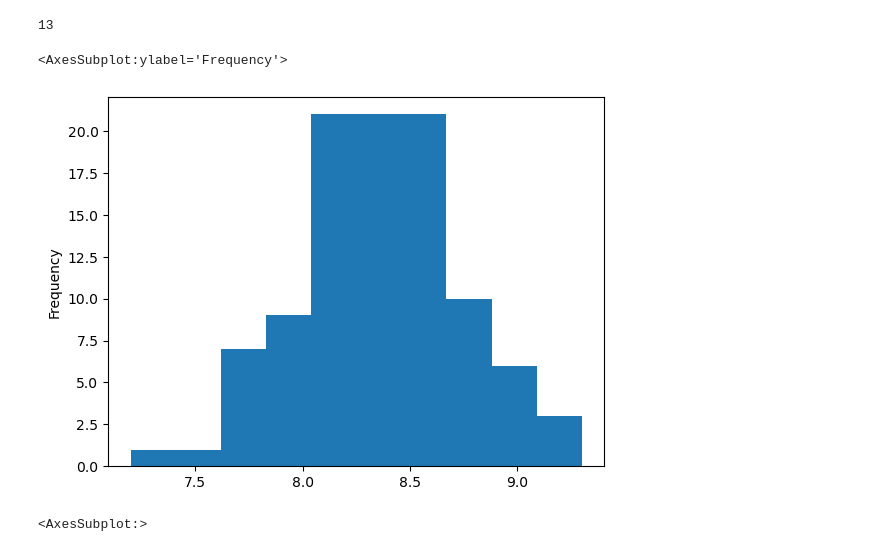
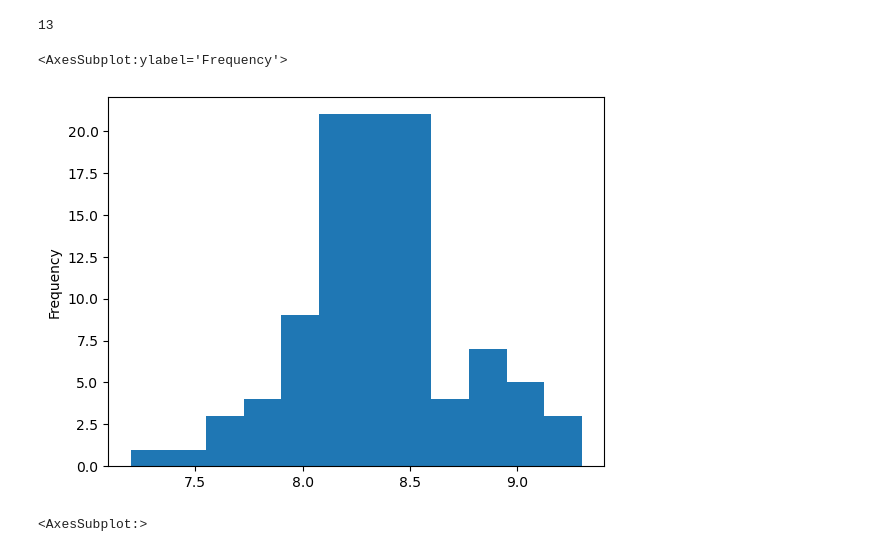
Before and after one commit to dalikey/portfolio-data-science, a Jupyter notebook: Portfolio assignment 6.ipynb, the cells around one changed output. Saved outputs shown, nothing was run; the diff lists cells and outputs as text; code cells hidden in the pictures.

```diff
--- a/Portfolio assignment 6.ipynb
+++ b/Portfolio assignment 6.ipynb
@@ -213,10 +188,10 @@ df['imdb_rating'].value_counts().max()
 # %% [output]
 13
 # %%
-df['imdb_rating'].plot(kind='hist', bins = 10)
+df['imdb_rating'].plot(kind='hist', bins = 12)
 # %% [output]
 <AxesSubplot:ylabel='Frequency'>
-[figure, old version]
+[figure, new version]
 # %%
 df['imdb_rating'].plot(kind='box')
 # %% [output]
```
Also changed, not shown: parts of 20 cells of this notebook, 1 other file.
